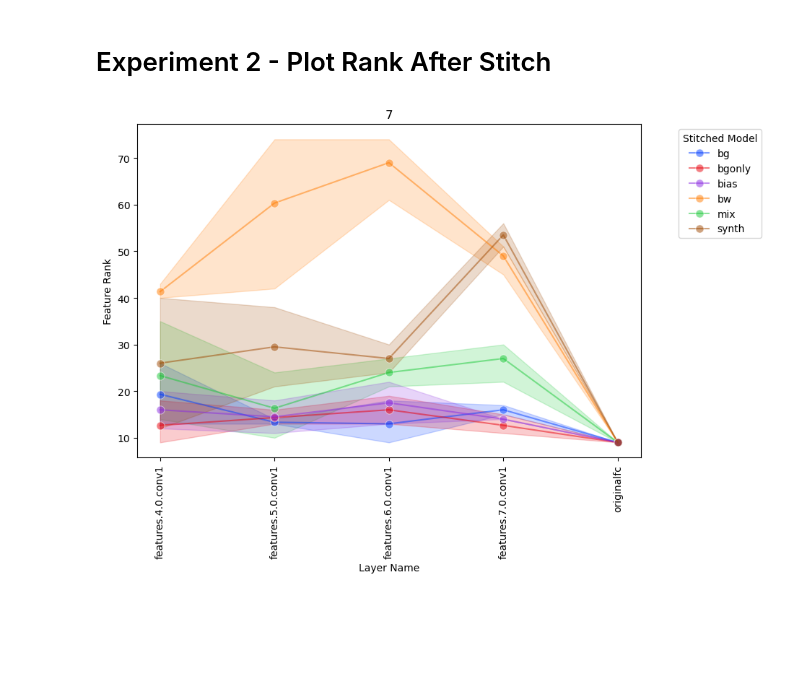
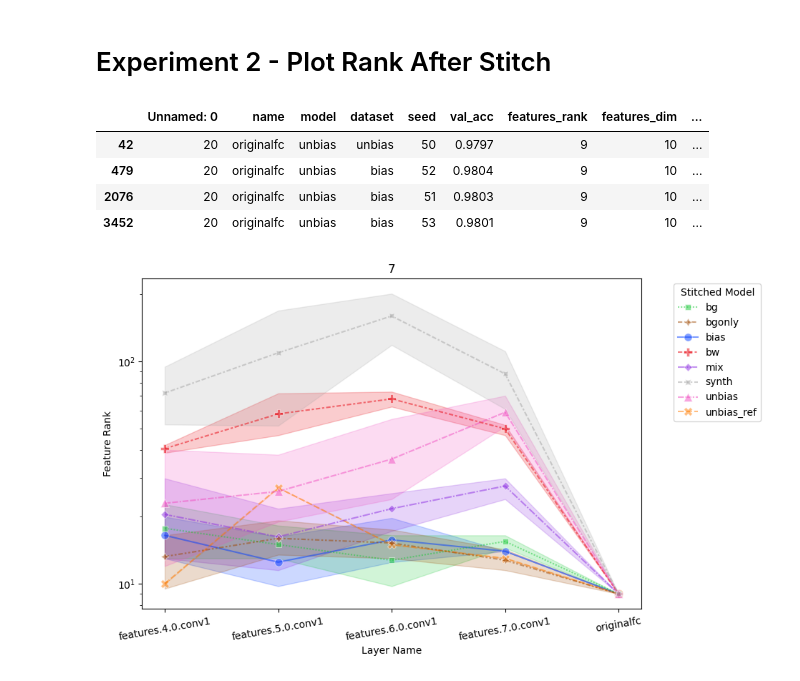
Before and after one commit to DHLSmith/jons-tunnel-effect, a Jupyter notebook: rank.ipynb, the cells around one changed output. Saved outputs shown, nothing was run; the diff lists cells and outputs as text; code cells hidden in the pictures; blank space fills up the shorter version.

Commit message:
now plots rank after first layer post stitch

```diff
--- a/rank.ipynb
+++ b/rank.ipynb
@@ -92,15 +105,29 @@ df = pd.concat(dfs, ignore_index=True)
 df['name'] = df['name'].str.replace(r'_rcv_', '', regex=True)
 df['name'] = df['name'].str.replace(r'^rcv_', '', regex=True)
 df['name'] = df['name'].str.replace(r'^send_', '', regex=True)
+# %%
+#combined_condition = pd.Series([False] * len(df))
+
+model_match = (df['model'].str.contains(f"^unbias$"))
+layer_match = (df['name'].str.contains("originalfc"))
+combined_condition = (model_match & layer_match)
+df[combined_condition]
+#df[df['model']=='bw7unbias']
+# %% [output]
+|  | Unnamed: 0 | name | model | dataset | seed | val_acc | features_rank | features_dim | ... |
+| 42 | 20 | originalfc | unbias | unbias | 50 | 0.9797 | 9 | 10 | ... |
+| 479 | 20 | originalfc | unbias | bias | 52 | 0.9804 | 9 | 10 | ... |
+| 2076 | 20 | originalfc | unbias | bias | 51 | 0.9803 | 9 | 10 | ... |
+| 3452 | 20 | originalfc | unbias | bias | 53 | 0.9801 | 9 | 10 | ... |
 # %%
-send_models = {
-               'bg':     '^bg(?!only)', # these three may learn colours as a shortcut
-               'bgonly': '^bgonly',
-               'bias':   '^(?<!un)bias',
-               'unbias': '^unbias', # these three have to learn to read digits
-               'mix':    '^mix',
-               'bw':     '^bw',
-               'synth':  '^X?unbias'}
+send_models = {'unbias_ref': '^unbias$',
+               'bg':         '^bg\d', # these three may learn colours as a shortcut
+               'bgonly':     '^bgonly\d',
+               'bias':       '^bias\d',
+               'unbias':     '^unbias\d', # these three have to learn to read digits
+               'mix':        '^mix\d',
+               'bw':         '^bw\d',
+               'synth':      '^X\dunbias'} # syntetic random data stitched in
 
 df['sender'] = 'unknown'
 for k, v in send_models.items():
@@ -119,49 +146,53 @@ import torch
 # could be considered to be in the middle of the full network at the point of the cut
 # This made sense for the truncated networks in part 1 but not
 layer_after_stitch = {3: 'features.4.0.conv1',
                       4: 'features.5.0.conv1',
                       5: 'features.6.0.conv1',
                       6: 'features.7.0.conv1',
                       7: 'originalfc'}
 
 cat_order = ['features.4.0.conv1',
              'features.5.0.conv1',
              'features.6.0.conv1',
              'features.7.0.conv1',
              'originalfc']
 
 combined_condition = pd.Series([False] * len(df))
 
 for k, v in layer_after_stitch.items():
 
     model_match = (df['model'].str.contains(f"{k}"))
     layer_match = (df['name'].str.contains(v))
     combined_condition |= (model_match & layer_match)
 
+    # Add in the reference model that has no stitch, was trained on unbias dataset but has bias data input to it
+    model_match = (df['model'].str.contains(send_models['unbias_ref']))
+    layer_match = (df['name'].str.contains(v))
+    combined_condition |= (model_match & layer_match)
 
 df2 = df[combined_condition ].copy()
 df3 = df2[df2['sender'] != 'unknown'].copy()
 
 
-if True:
-    # Sort the model column and create a categorical type with sorted categories
-    # e.g models are X6bgonly or bgonly
-    df3['name'] = pd.Categorical(df3['name'], categories=cat_order, ordered=True)
-    # Create line plot
-    plt.figure(figsize=(9,6))
-    line_plot = sns.lineplot(data=df3, x='name', y='features_rank', hue='sender', marker='o', markersize=8, alpha=0.5, palette='bright')
+# Sort the model column and create a categorical type with sorted categories
+# e.g models are X6bgonly or bgonly
+df3['name'] = pd.Categorical(df3['name'], categories=cat_order, ordered=True)
+# Create line plot
+plt.figure(figsize=(9,6))
+#line_plot = sns.lineplot(data=df3, x='name', y='features_rank', hue='sender', marker='o', markersize=8, alpha=0.5, palette='bright')
+line_plot = sns.lineplot(data=df3, x='name', y='features_rank', hue='sender', style='sender', markers=True, dashes=True, markersize=8, alpha=0.5, palette='bright')
 
-    plt.title(k)
-    plt.xlabel('Layer Name')
-    plt.ylabel('Feature Rank')
+plt.title(k)
+plt.xlabel('Layer Name')
+plt.ylabel('Feature Rank')
+plt.yscale('log')
+plt.xticks(rotation=10)
 
-    plt.xticks(rotation=90)
-
-    handles, labels = line_plot.get_legend_handles_labels()
-    sorted_labels_handles = sorted(zip(labels, handles))
-    labels, handles = zip(*sorted_labels_handles)
-    plt.legend(handles, labels, title='Stitched Model', loc='upper right', bbox_to_anchor=(1.25, 1))
-    plt.savefig(f"./results_2/{k}_rank.png", bbox_inches='tight')
-    plt.show()
+handles, labels = line_plot.get_legend_handles_labels()
+sorted_labels_handles = sorted(zip(labels, handles))
+labels, handles = zip(*sorted_labels_handles)
+plt.legend(handles, labels, title='Stitched Model', loc='upper right', bbox_to_anchor=(1.25, 1))
+plt.savefig(f"./results_2/{k}_rank.png", bbox_inches='tight')
+plt.show()
 # %% [output]
-[figure, old version]
+[figure, new version]
```
Also changed, not shown: parts of 4 cells of this notebook.
